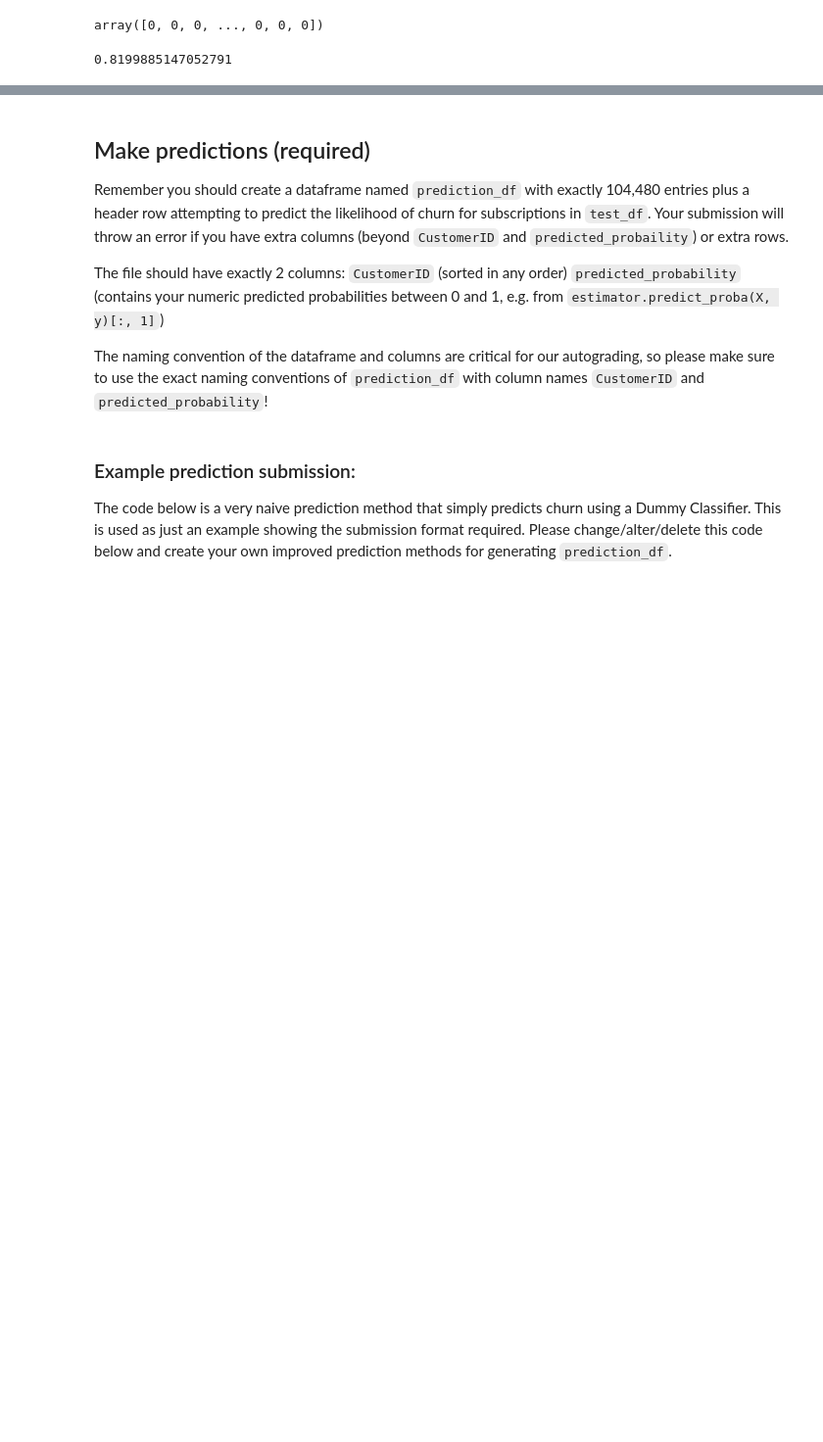
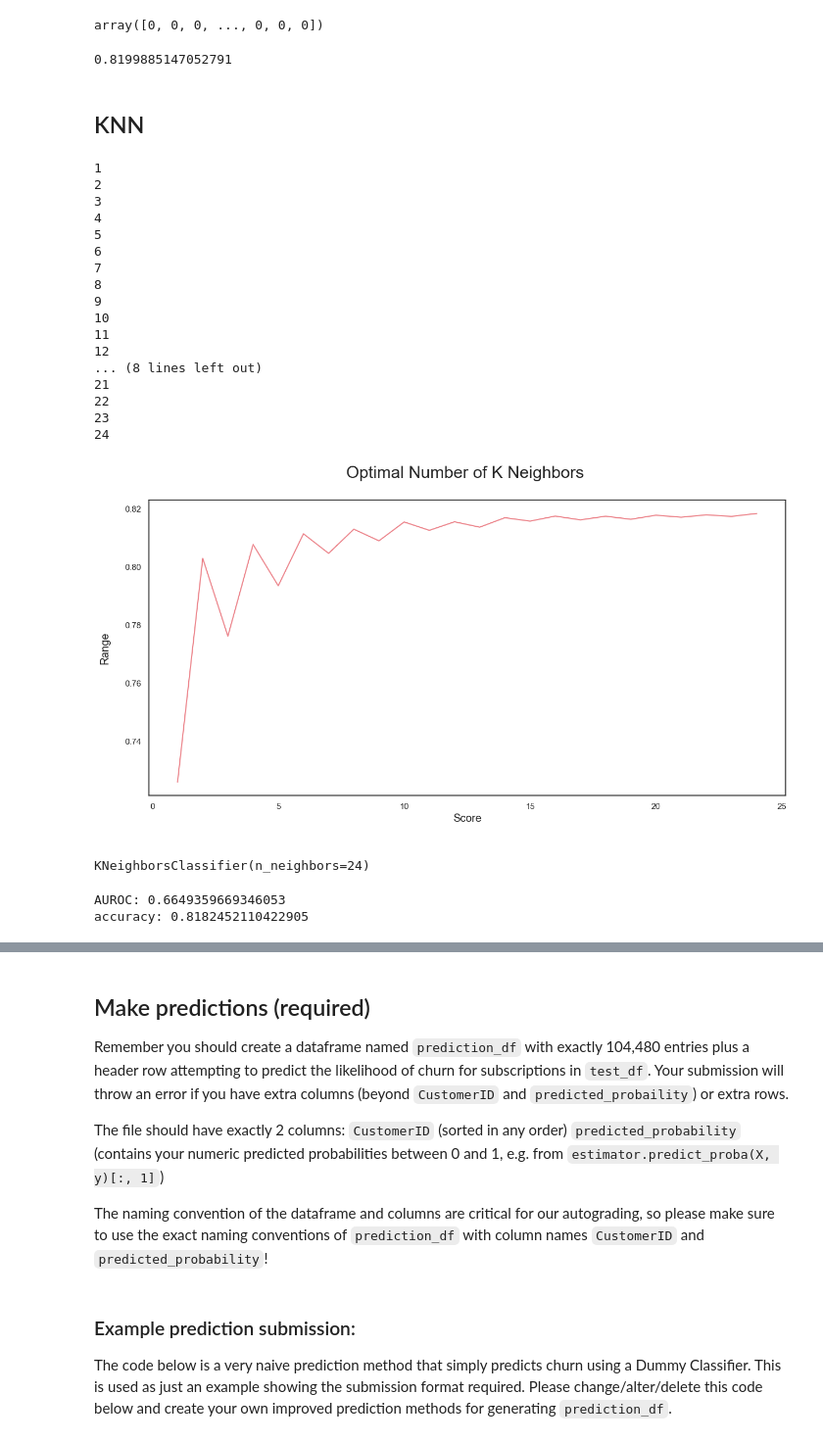
Before and after one commit to laksath/churn_prediction, a Jupyter notebook: ChurnPrediction.ipynb, the cells around one changed output, grey strips where cells are left out. Shown at 98% size. Drawn from its saved outputs; the diff is of its cells as text; code cells hidden in the pictures; blank space fills up the shorter version.

Commit message:
added models

```diff
--- a/ChurnPrediction.ipynb
+++ b/ChurnPrediction.ipynb
@@ -950,21 +951,3 @@ y_pred_binary = (y_pred[:,1] > threshold).astype(int)
 accuracy_score(np.array(y_valid),y_pred_binary)
 # %% [output]
 0.8199885147052791
-# %%
-classifier = DecisionTreeClassifier(criterion = 'entropy', random_state = 0)
-classifier.fit(X_train, y_train)
-y_pred = classifier.predict(X_test)
-#Evaluate results
-acc = accuracy_score(y_test, y_pred )
-prec = precision_score(y_test, y_pred )
-rec = recall_score(y_test, y_pred )
-f1 = f1_score(y_test, y_pred )
-f2 = fbeta_score(y_test, y_pred, beta=2.0)
-model_results = pd.DataFrame([[
-'Decision Tree', acc, prec, rec, f1, f2]],
- columns = ['Model', 'Accuracy', 'Precision',
-'Recall', 'F1 Score', 'F2 Score'])
-results = results.append(model_results, ignore_index = True)
-results = results.sort_values(["Precision",
-"Recall", "F2 Score"], ascending = False)
-print (results)
@@ -1016,0 +954,51 @@ model_results.sort_values(by=['ROC AUC Mean'], ascending=False)
+# %% [markdown]
+## KNN
+# %%
+score_array = []
+for each in range(1,25):
+    print(each)
+    knn_loop = KNeighborsClassifier(n_neighbors = each)
+    knn_loop.fit(np.asarray(X_train),np.asarray(y_train))
+    score_array.append(knn_loop.score(np.asarray(X_valid),np.asarray(y_valid)))
+
+fig = plt.figure(figsize=(15, 7))
+plt.plot(range(1,25),score_array, color = '#ec838a')
+plt.ylabel('Range\n',horizontalalignment="center", fontstyle = "normal", fontsize = "large", fontfamily = "sans-serif")
+plt.xlabel('Score\n',horizontalalignment="center", fontstyle = "normal", fontsize = "large", fontfamily = "sans-serif")
+plt.title('Optimal Number of K Neighbors \n', horizontalalignment="center", fontstyle = "normal", fontsize = "22", fontfamily = "sans-serif")
+plt.xticks(rotation=0, horizontalalignment="center")
+plt.yticks(rotation=0, horizontalalignment="right")
+plt.show()
+# %% [output]
+1
+2
+3
+4
+5
+6
+7
+8
+9
+10
+11
+12
+... (8 lines left out)
+21
+22
+23
+24
+[figure, added]
+# %%
+knn = KNeighborsClassifier(n_neighbors = 24)
+knn.fit(np.asarray(X_train[top_features]),np.asarray(y_train))
+# %% [output]
+KNeighborsClassifier(n_neighbors=24)
+# %%
+knn_probs = knn.predict_proba(np.asarray(X_valid[top_features]))
+y_pred = knn.predict(np.asarray(X_valid[top_features]))
+print()
+print(f'AUROC: {roc_auc_score(y_valid, knn_probs[:,1])}')
+print(f'accuracy: {accuracy_score(y_valid,y_pred)}')
+# %% [output]
+AUROC: 0.6649359669346053
+accuracy: 0.8182452110422905
```
Also changed, not shown: parts of 20 cells of this notebook.
